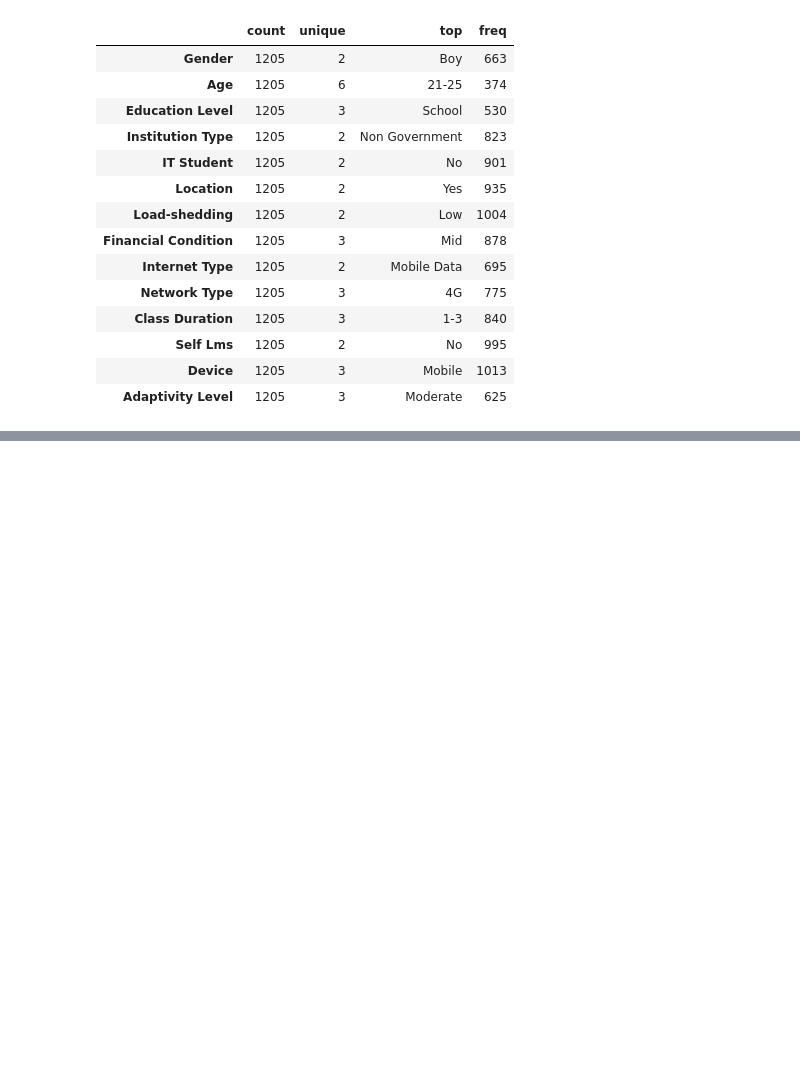
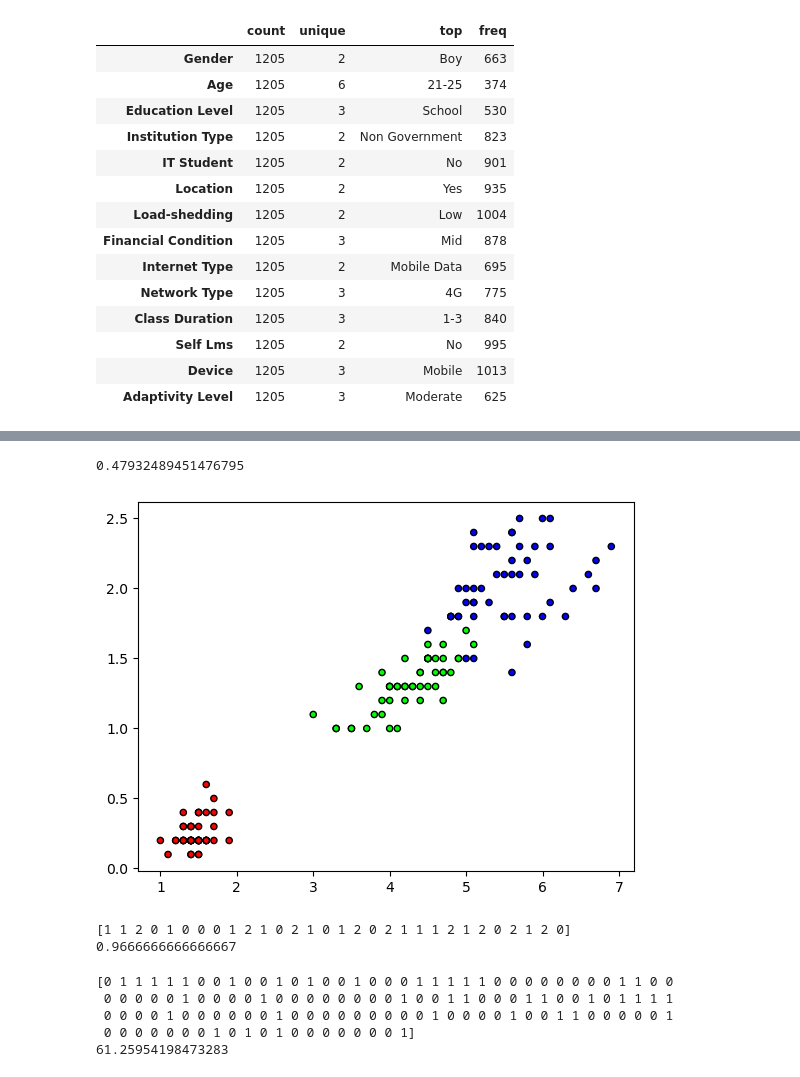
Before and after one commit to besteguney/EEE485, a Jupyter notebook: main2.ipynb, the cells around one changed output, grey strips where cells are left out. Drawn from its saved outputs; the diff is of its cells as text; code cells hidden in the pictures; blank space fills up the shorter version.

```diff
--- a/main2.ipynb
+++ b/main2.ipynb
@@ -207,0 +229,57 @@ print(nb.k_fold_cross)
+# %%
+# KNN Classifier
+knn = KNN(10)
+print(k_fold_cross(knn, df, 5))
+# %% [output]
+0.47932489451476795
+# %%
+import numpy as np
+from sklearn import datasets
+from sklearn.model_selection import train_test_split
+import matplotlib.pyplot as plt
+from matplotlib.colors import ListedColormap
+from KNN import KNN
+
+cmap = ListedColormap(['#FF0000','#00FF00','#0000FF'])
+
+iris = datasets.load_iris()
+X, y = iris.data, iris.target
+
+X_train, X_test, y_train, y_test = train_test_split(X, y, test_size=0.2, random_state=1234)
+
+plt.figure()
+plt.scatter(X[:,2],X[:,3], c=y, cmap=cmap, edgecolor='k', s=20)
+plt.show()
+
+
+clf = KNN(5)
+clf.fit(X_train, y_train)
+predictions = clf.predict(X_test)
+
+print(predictions)
+
+acc = np.sum(predictions == y_test) / len(y_test)
+print(acc)
+# %% [output]
+[figure, added]
+[1 1 2 0 1 0 0 0 1 2 1 0 2 1 0 1 2 0 2 1 1 1 2 1 2 0 2 1 2 0]
+0.9666666666666667
+# %%
+clf = KNN(10)
+X_test = [X[index] for index in range(0, X.shape[0], 10)]
+y_test = [Y[index] for index in range(0, Y.shape[0], 10)]
+Xtrain = [X[index] for index in range(X.shape[0]) if index % 10 != 0]
+Ytrain = [Y[index] for index in range(Y.shape[0]) if index % 10 != 0]
+clf.fit(Xtrain, Ytrain)
+predictions = clf.predict(X_test)
+
+print(predictions)
+
+acc = np.sum(predictions == y_test) / len(y_test)
+print(acc)
+# %% [output]
+[0 1 1 1 1 1 0 0 1 0 0 1 0 1 0 0 1 0 0 0 1 1 1 1 1 0 0 0 0 0 0 0 0 1 1 0 0
+ 0 0 0 0 0 1 0 0 0 0 1 0 0 0 0 0 0 0 0 1 0 0 1 1 0 0 0 1 1 0 0 1 0 1 1 1 1
+ 0 0 0 0 1 0 0 0 0 0 0 1 0 0 0 0 0 0 0 0 0 1 0 0 0 0 1 0 0 1 1 0 0 0 0 0 1
+ 0 0 0 0 0 0 0 1 0 1 0 1 0 0 0 0 0 0 0 1]
+61.25954198473283
```
Also changed, not shown: parts of 29 cells of this notebook, 10 other files.
